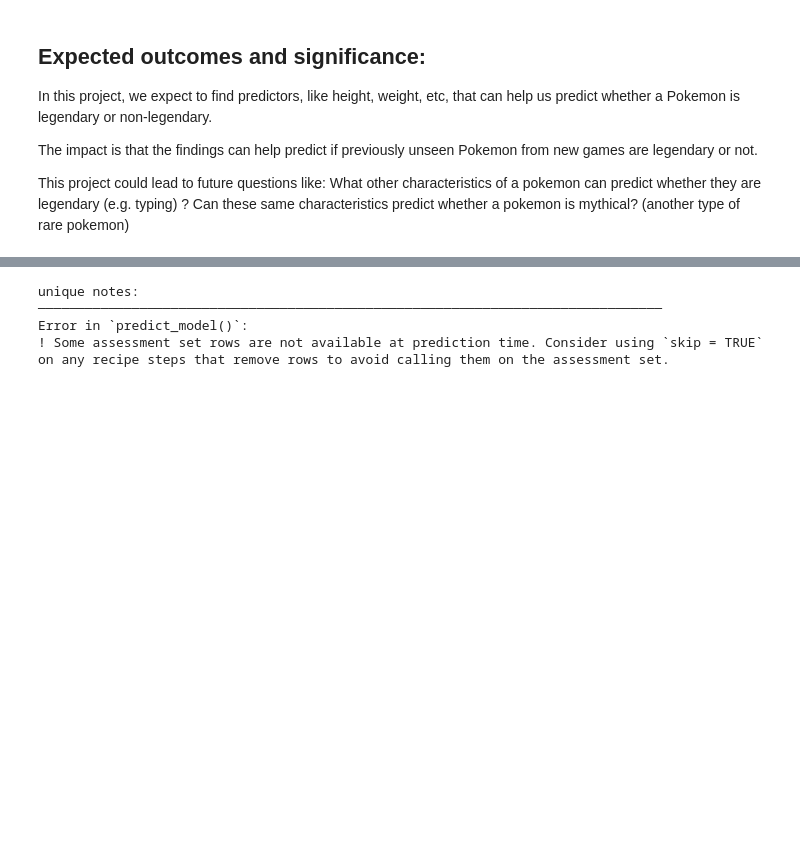
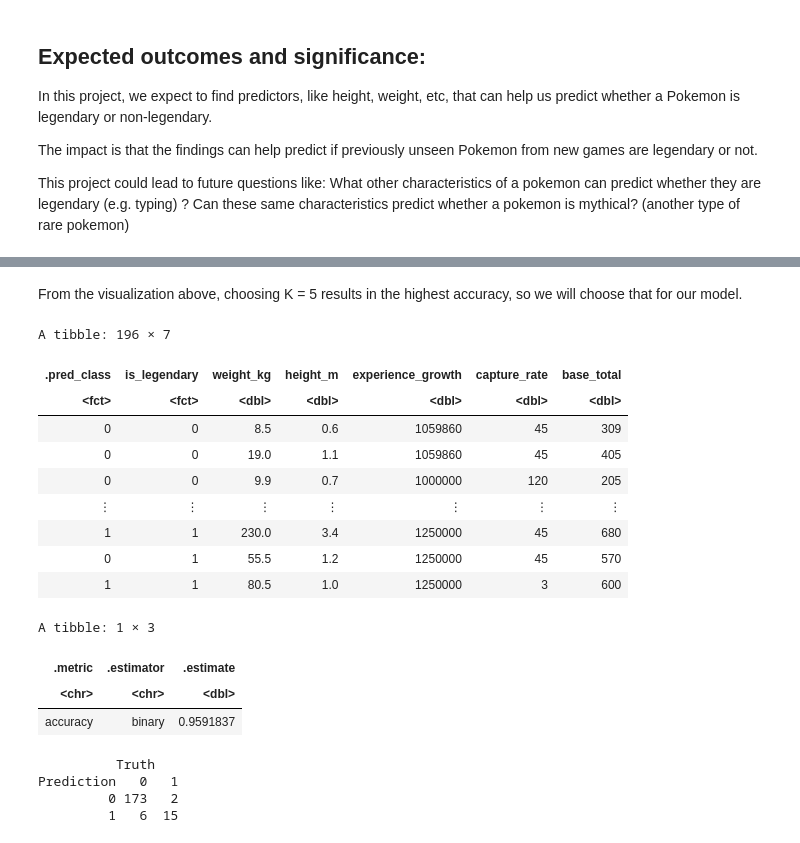
Before and after one commit to JerryMa0716/dsci-100-2023s1-group-17, a Jupyter notebook: report.ipynb, the cells around one changed output, grey strips where cells are left out. Drawn from its saved outputs; the diff is of its cells as text; code cells hidden in the pictures; blank space fills up the shorter version.

Commit message:
added test accuracy

```diff
--- a/report.ipynb
+++ b/report.ipynb
@@ -287,7 +284,54 @@ A tibble: 20 × 7
-# %%
-show_notes(.Last.tune.result)
-# %% [output]
-unique notes:
-────────────────────────────────────────────────────────────────────────────────
-Error in `predict_model()`:
-! Some assessment set rows are not available at prediction time. Consider using `skip = TRUE` on any recipe steps that remove rows to avoid calling them on the assessment set.
+# %% [markdown]
+From the visualization above, choosing K = 5 results in the highest accuracy, so we will choose that for our model.
+# %%
+best_k <- 5
+
+
+pokemon_best_spec <- nearest_neighbor(weight_func = "rectangular", neighbors = best_k) |>
+                                    set_engine("kknn") |>
+                                    set_mode("classification")
+
+
+pokemon_best_fit <- workflow() |>
+                add_recipe(pokemon_recipe) |>
+                add_model(pokemon_best_spec) |>
+                fit(data = pokemon_train)
+
+
+pokemon_predictions <- predict(pokemon_best_fit, pokemon_test) |>
+                            bind_cols(pokemon_test)
+
+pokemon_predictions
+
+
+pokemon_test_accuracy <- pokemon_predictions |>
+                            metrics(truth = is_legendary, estimate = .pred_class) |>
+                            filter(.metric == "accuracy")
+
+
+pokemon_test_accuracy
+
+
+pokemon_test_matrix <- pokemon_predictions |>
+                conf_mat(truth = is_legendary, estimate = .pred_class)
+
+pokemon_test_matrix
+# %% [output]
+A tibble: 196 × 7
+| .pred_class | is_legendary | weight_kg | height_m | experience_growth | capture_rate | base_total |
+| <fct> | <fct> | <dbl> | <dbl> | <dbl> | <dbl> | <dbl> |
+| 0 | 0 | 8.5 | 0.6 | 1059860 | 45 | 309 |
+| 0 | 0 | 19.0 | 1.1 | 1059860 | 45 | 405 |
+| 0 | 0 | 9.9 | 0.7 | 1000000 | 120 | 205 |
+| ⋮ | ⋮ | ⋮ | ⋮ | ⋮ | ⋮ | ⋮ |
+| 1 | 1 | 230.0 | 3.4 | 1250000 | 45 | 680 |
+| 0 | 1 | 55.5 | 1.2 | 1250000 | 45 | 570 |
+| 1 | 1 | 80.5 | 1.0 | 1250000 | 3 | 600 |
+A tibble: 1 × 3
+| .metric | .estimator | .estimate |
+| <chr> | <chr> | <dbl> |
+| accuracy | binary | 0.9591837 |
+          Truth
+Prediction   0   1
+         0 173   2
+         1   6  15
```
Also changed, not shown: parts of 4 cells of this notebook.
